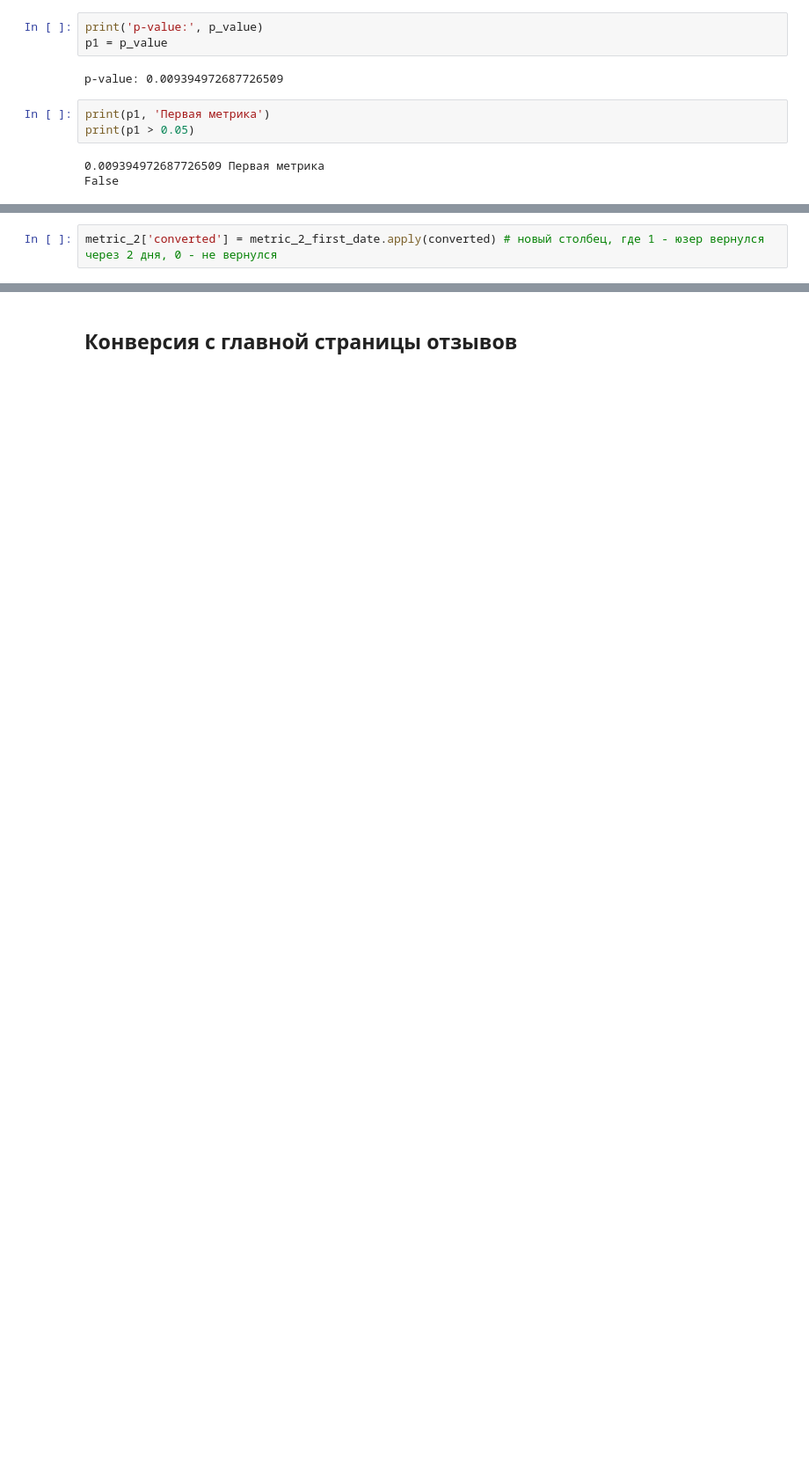
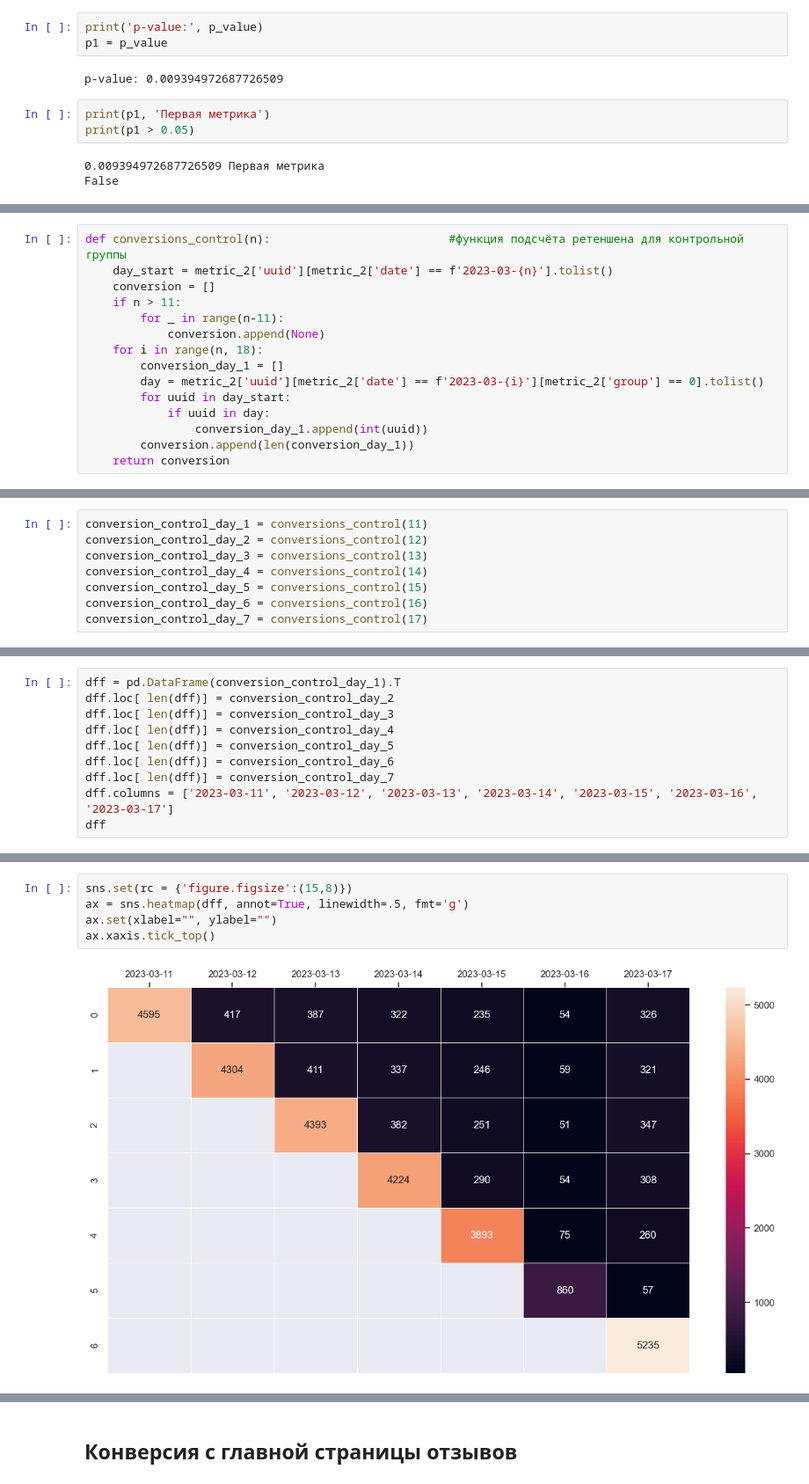
Before and after one commit to m-andreevmark/Portfolio, a Jupyter notebook: Такие разные конверсии.ipynb, the cells around one changed output, grey strips where cells are left out. Shown at 88% size. Saved outputs shown, nothing was run; the diff lists cells and outputs as text; blank space fills up the shorter version.

```diff
--- a/Такие разные конверсии.ipynb
+++ b/Такие разные конверсии.ipynb
@@ -148,2 +170,0 @@ def converted(uuid):                      # Функция для нахожде
-# %%
-metric_2['converted'] = metric_2_first_date.apply(converted) # новый столбец, где 1 - юзер вернулся через 2 дня, 0 - не вернулся
@@ -183,0 +171,15 @@ True
+# %%
+def conversions_control(n):                          #функция подсчёта ретеншена для контрольной группы
+    day_start = metric_2['uuid'][metric_2['date'] == f'2023-03-{n}'].tolist()
+    conversion = []
+    if n > 11:
+        for _ in range(n-11):
+            conversion.append(None)
+    for i in range(n, 18):
+        conversion_day_1 = []
+        day = metric_2['uuid'][metric_2['date'] == f'2023-03-{i}'][metric_2['group'] == 0].tolist()
+        for uuid in day_start:
+            if uuid in day:
+                conversion_day_1.append(int(uuid))
+        conversion.append(len(conversion_day_1))
+    return conversion
@@ -183,0 +201,8 @@ True
+# %%
+conversion_control_day_1 = conversions_control(11)
+conversion_control_day_2 = conversions_control(12)
+conversion_control_day_3 = conversions_control(13)
+conversion_control_day_4 = conversions_control(14)
+conversion_control_day_5 = conversions_control(15)
+conversion_control_day_6 = conversions_control(16)
+conversion_control_day_7 = conversions_control(17)
@@ -183,0 +236,10 @@ True
+# %%
+dff = pd.DataFrame(conversion_control_day_1).T
+dff.loc[ len(dff)] = conversion_control_day_2
+dff.loc[ len(dff)] = conversion_control_day_3
+dff.loc[ len(dff)] = conversion_control_day_4
+dff.loc[ len(dff)] = conversion_control_day_5
+dff.loc[ len(dff)] = conversion_control_day_6
+dff.loc[ len(dff)] = conversion_control_day_7
+dff.columns = ['2023-03-11', '2023-03-12', '2023-03-13', '2023-03-14', '2023-03-15', '2023-03-16', '2023-03-17']
+dff
@@ -183,0 +275,7 @@ True
+# %%
+sns.set(rc = {'figure.figsize':(15,8)})
+ax = sns.heatmap(dff, annot=True, linewidth=.5, fmt='g')
+ax.set(xlabel="", ylabel="")
+ax.xaxis.tick_top()
+# %% [output]
+[figure, added]
```
Also changed, not shown: parts of 54 cells of this notebook.
